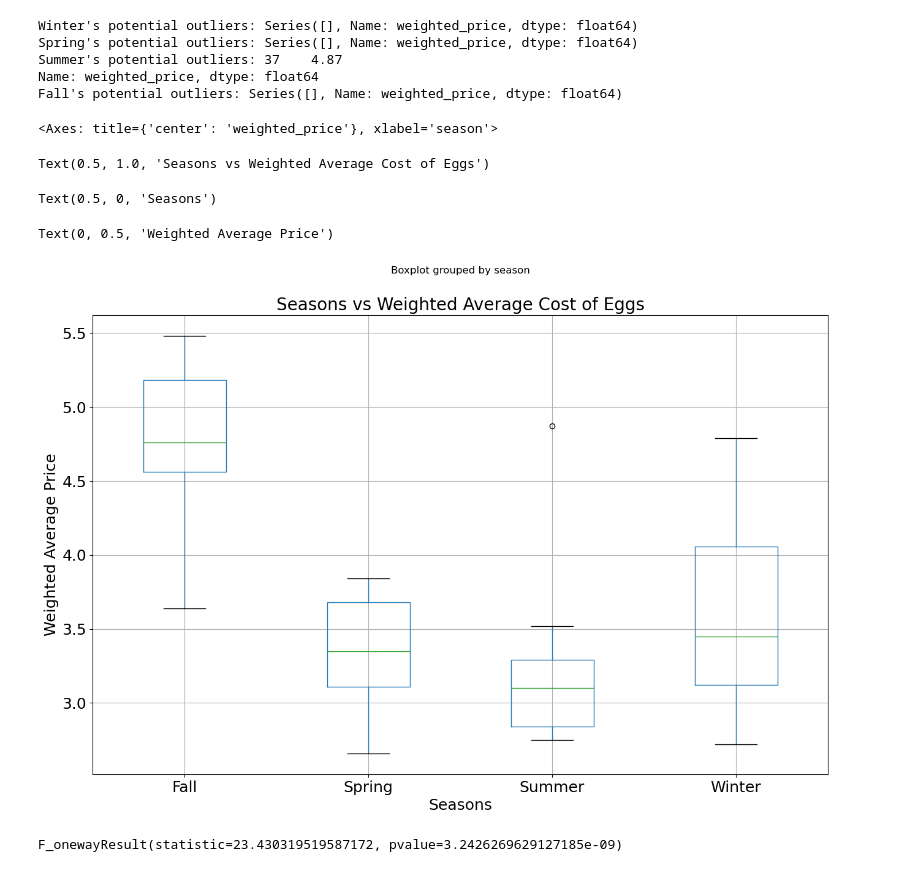
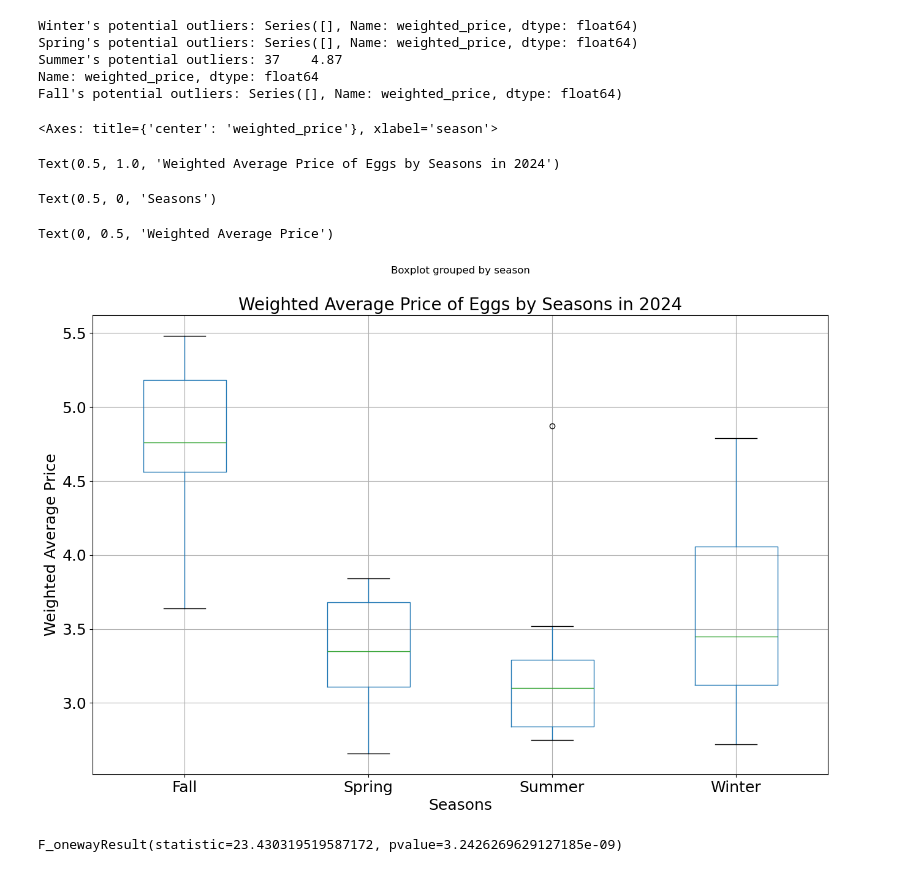
Before and after one commit to country4livin/Project-1-Repo, a Jupyter notebook: Eggs_Season.ipynb, the cells around one changed output. Saved outputs shown, nothing was run; the diff lists cells and outputs as text; code cells hidden in the pictures.

```diff
--- a/Eggs_Season.ipynb
+++ b/Eggs_Season.ipynb
@@ -181,17 +182,17 @@ Fall's potential outliers: Series([], Name: weighted_price, dtype: float64)
 # %%
 # Create a boxplot to compare means
 season_sum_df.boxplot("weighted_price", by="season", figsize=(15, 10), fontsize=18)
-plt.title('Seasons vs Weighted Average Cost of Eggs', fontsize=20)
+plt.title('Weighted Average Price of Eggs by Seasons in 2024', fontsize=20)
 plt.xlabel('Seasons', fontsize=18)
 plt.ylabel('Weighted Average Price', fontsize=18)
 # Save the figure
 plt.savefig("Project 1/Boxplot_grouped_Season.png")
 # %% [output]
 <Axes: title={'center': 'weighted_price'}, xlabel='season'>
-Text(0.5, 1.0, 'Seasons vs Weighted Average Cost of Eggs')
+Text(0.5, 1.0, 'Weighted Average Price of Eggs by Seasons in 2024')
 Text(0.5, 0, 'Seasons')
 Text(0, 0.5, 'Weighted Average Price')
-[figure, old version]
+[figure, new version]
 # %%
 # Extract individual groups
 group0 = season_sum_df[season_sum_df["season"] == "Fall"]["weighted_price"]
```
Also changed, not shown: parts of 3 cells of this notebook, 3 other files.
